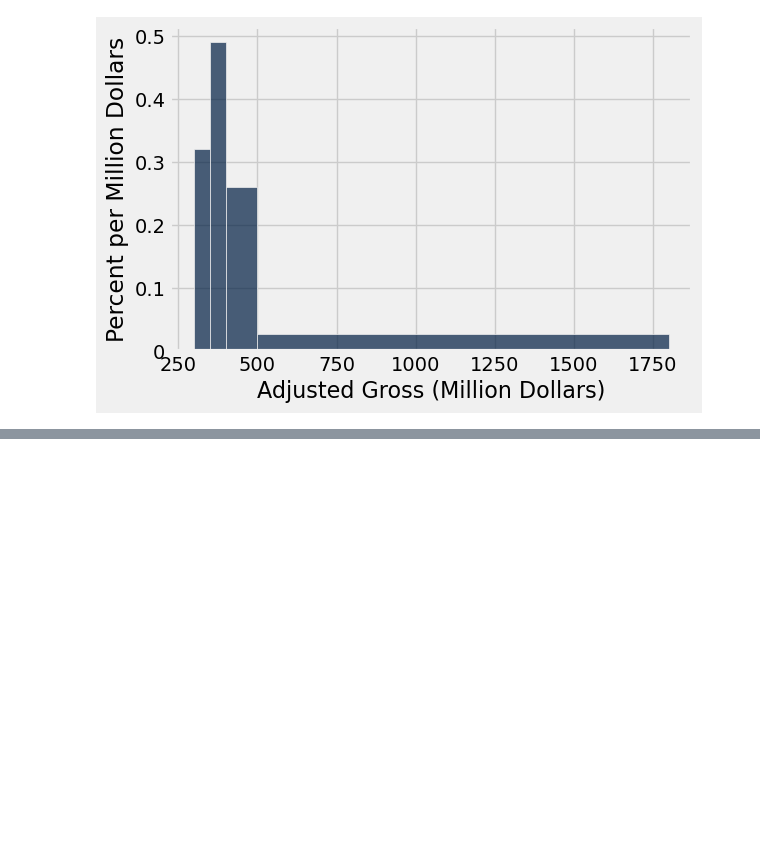
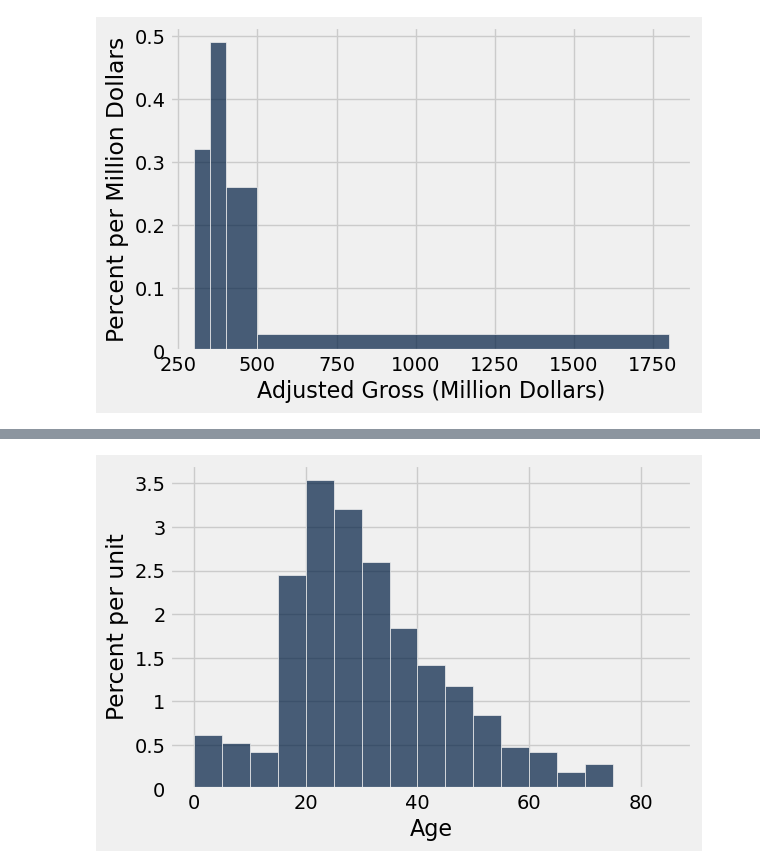
Before and after one commit to lawtonsclass/s26-code-from-class, a Jupyter notebook: data8/ch07.ipynb, the cells around one changed output, grey strips where cells are left out. Drawn from its saved outputs; the diff is of its cells as text; code cells hidden in the pictures; blank space fills up the shorter version.

```diff
--- a/data8/ch07.ipynb
+++ b/data8/ch07.ipynb
@@ -456,0 +489,4 @@ millions.hist('Adjusted Gross', bins=uneven, unit="Million Dollars")
+# %%
+non_survivors.hist('Age', bins=np.arange(0, 86, 5))
+# %% [output]
+[figure, added]
```
Also changed, not shown: parts of 21 cells of this notebook.
